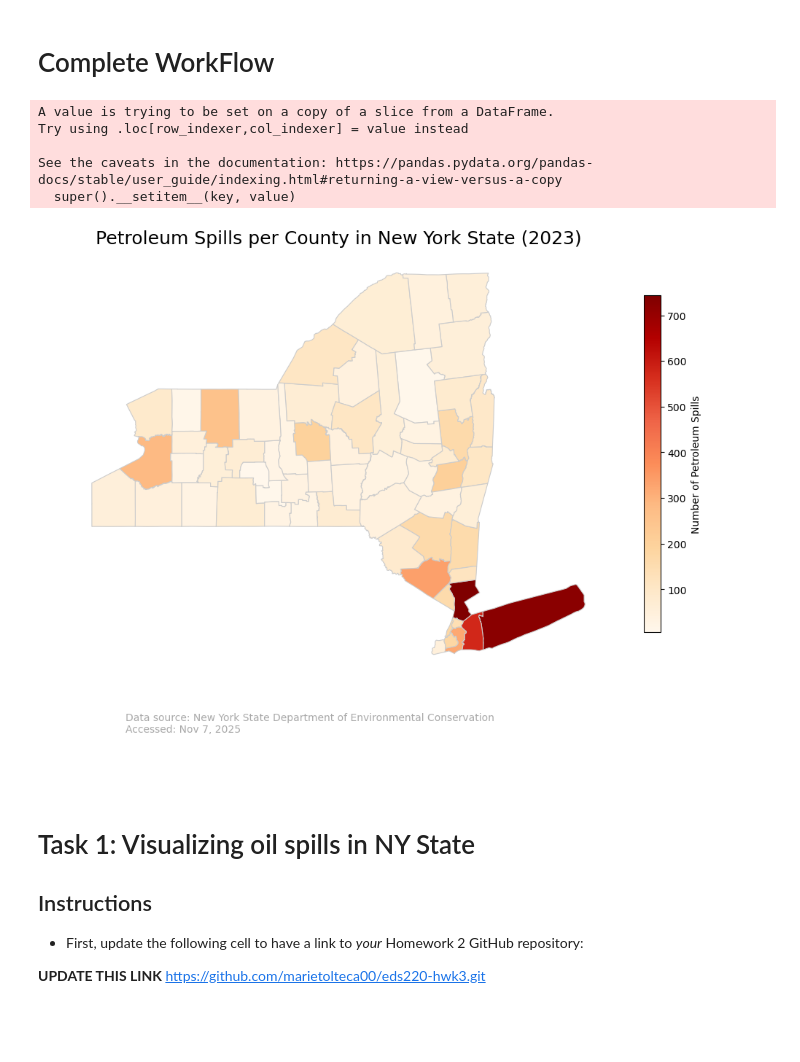
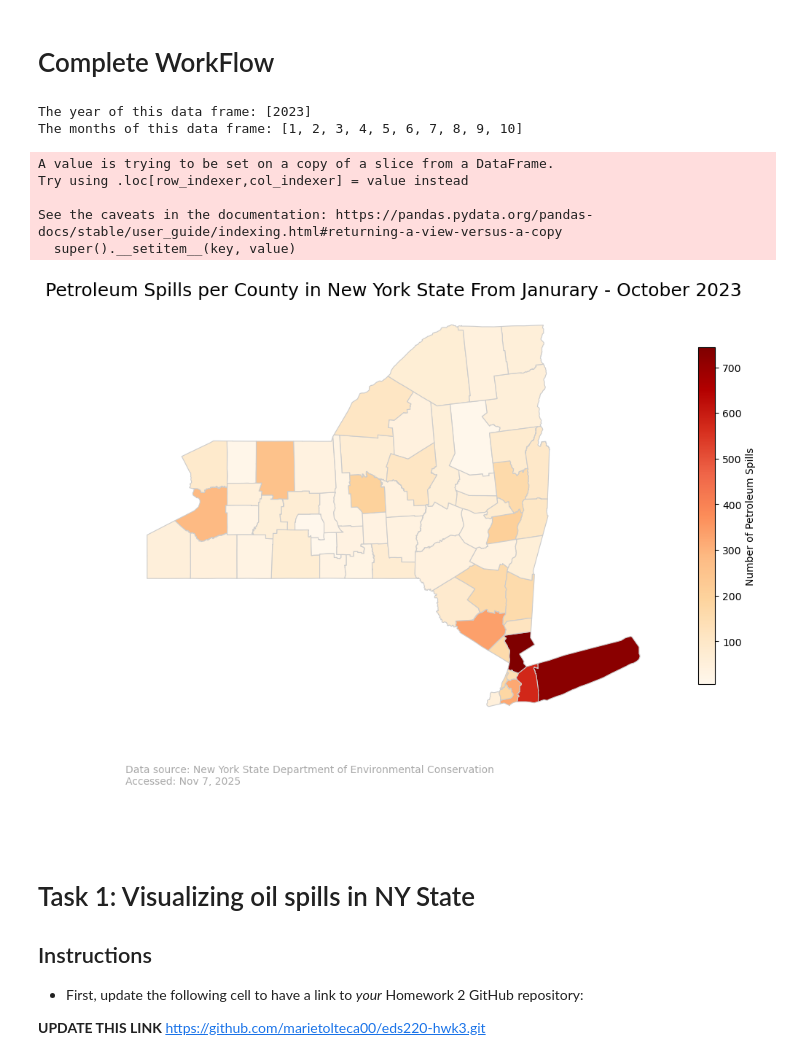
Before and after one commit to marietolteca00/eds220-hwk3, a Jupyter notebook: hwk3-task1-spills.ipynb, the cells around one changed output. Cells and saved outputs as stored; diff of their text form; code cells hidden in the pictures; blank space fills up the shorter version.

```diff
--- a/hwk3-task1-spills.ipynb
+++ b/hwk3-task1-spills.ipynb
@@ -48,6 +48,17 @@ spills_per_county = (
 
 # Resetting index
 spills_per_county =  spills_per_county.reset_index(name='n_spills')
+
+
+
+# View datetime for print statement
+petr_23.spill_date.dt.year.unique()
+#petr_23['spill_date'].unique
+
+
+# Check all entries are from the date range
+print(f"The year of this data frame: {petr_23.spill_date.dt.year.unique()}")
+print(f"The months of this data frame: {sorted(petr_23.spill_date.dt.month.unique())}")
 
 # Clean column names for counties shapefile
 counties.columns = (
@@ -95,40 +106,42 @@ ny_counties.plot(
     # County boundaries width
     linewidth=0.8,
     # County boundaries color (gray)
     edgecolor='0.8',
     # Show legend
     legend=True,
     legend_kwds={'label': "Number of Petroleum Spills",  # Title
                  # Size of scale bar
                  'shrink': 0.6,
                  # Location of scale
                  'orientation': 'vertical'},
     # Assinging it back to the fig, ax
     ax=ax)
 
 # Axes
 ax.axis('off')
 
 # Title
-ax.set_title("Petroleum Spills per County in New York State (2023)", fontdict={'fontsize': 18}, pad=10)
+ax.set_title("Petroleum Spills per County in New York State From Janurary - October 2023", fontdict={'fontsize': 18}, pad=10)
 
 # Add annotation with source and access date
 plt.annotate(
     "Data source: New York State Department of Environmental Conservation \nAccessed: Nov 7, 2025",
     # xy = location of annotation text
     xy=(0.1, 0.07),
     xycoords='figure fraction',
     fontsize=10, color='darkgrey')
 
 # Show plot
 plt.show()
 # %% [output]
-A value is trying to be set on a copy of a slice from a DataFrame.
-Try using .loc[row_indexer,col_indexer] = value instead
-
-See the caveats in the documentation: https://pandas.pydata.org/pandas-docs/stable/user_guide/indexing.html#returning-a-view-versus-a-copy
-  super().__setitem__(key, value)
+The year of this data frame: [2023]
+The months of this data frame: [1, 2, 3, 4, 5, 6, 7, 8, 9, 10]
+A value is trying to be set on a copy of a slice from a DataFrame.
+Try using .loc[row_indexer,col_indexer] = value instead
+
+See the caveats in the documentation: https://pandas.pydata.org/pandas-docs/stable/user_guide/indexing.html#returning-a-view-versus-a-copy
+  super().__setitem__(key, value)
-[figure, old version]
+[figure, new version]
 # %% [markdown]
 # Task 1: Visualizing oil spills in NY State
 
```
Also changed, not shown: parts of 7 cells of this notebook.
